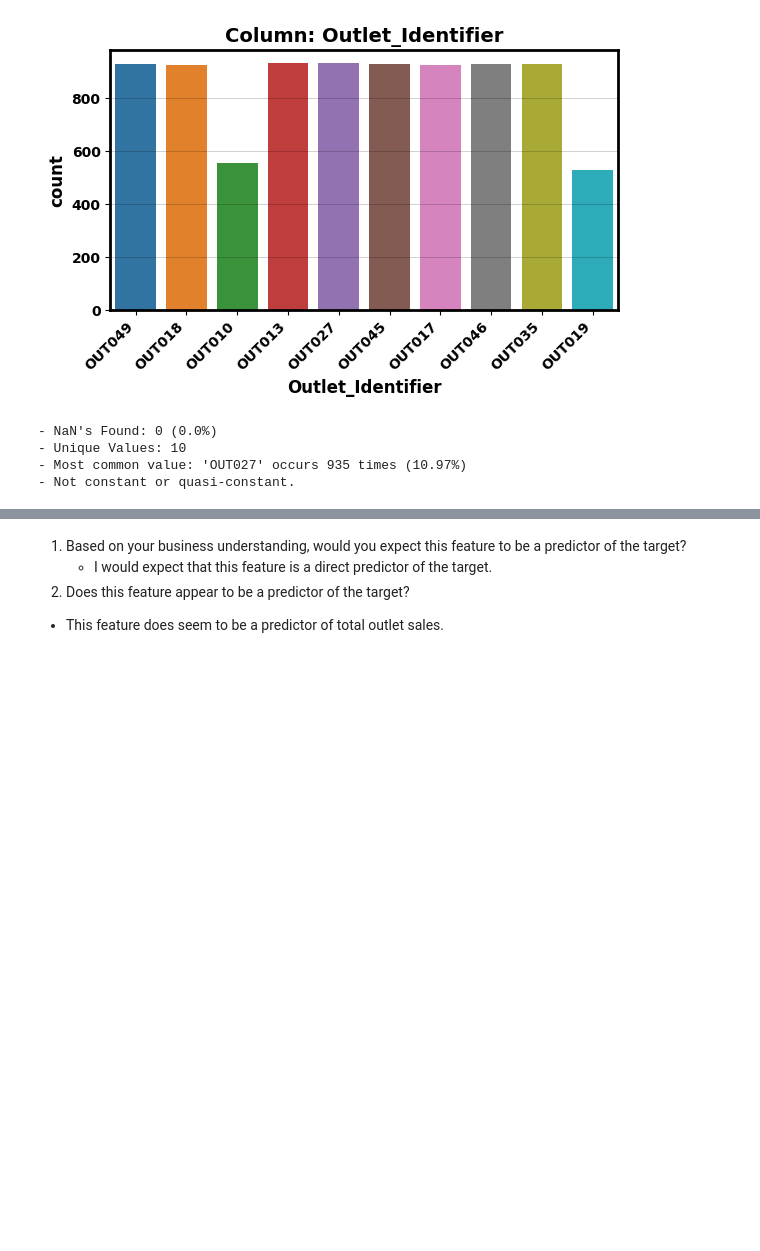
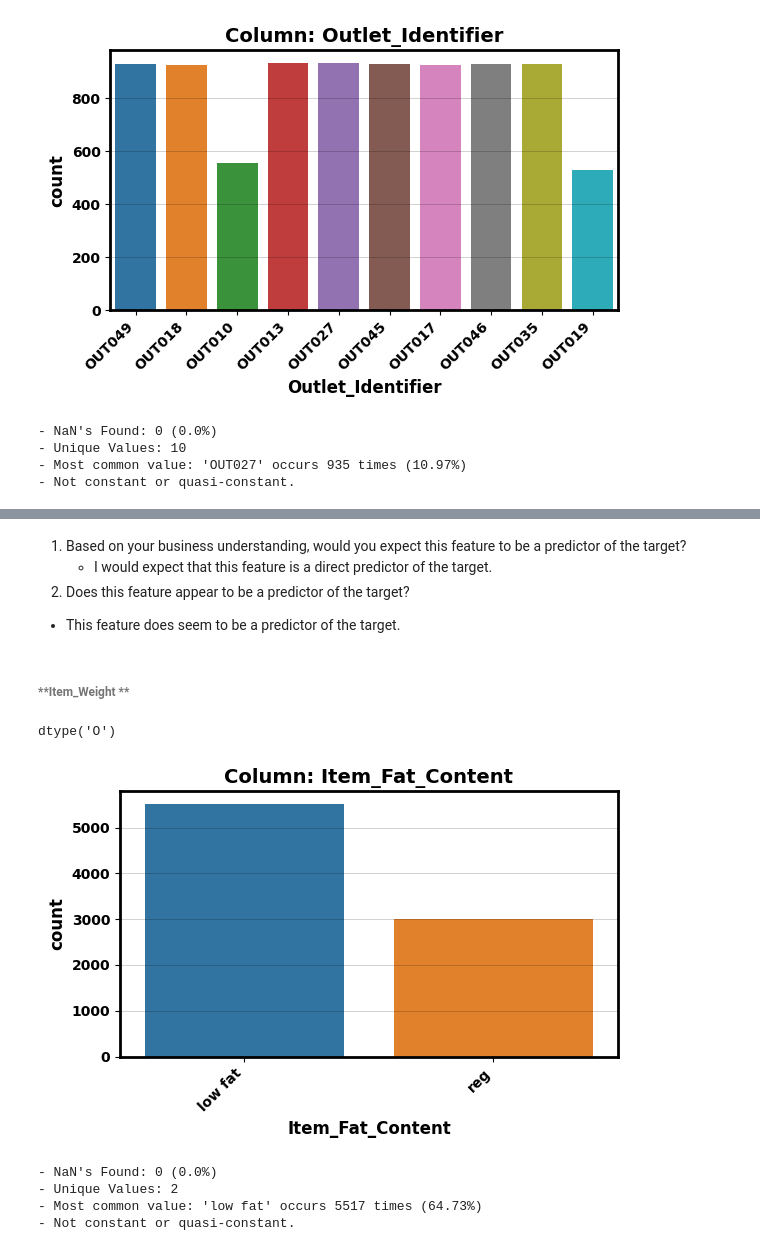
Before and after one commit to Lidivinekeng/Prediction_of_product_sales, a Jupyter notebook: lidivine_kengne_sales_prediction_project_1.ipynb, the cells around one changed output, grey strips where cells are left out. Saved outputs shown, nothing was run; the diff lists cells and outputs as text; code cells hidden in the pictures; blank space fills up the shorter version.

```diff
--- a/lidivine_kengne_sales_prediction_project_1.ipynb
+++ b/lidivine_kengne_sales_prediction_project_1.ipynb
@@ -667,4 +637,22 @@ plot_categorical_vs_target(df, feature);
 1. Based on your business understanding, would you expect this feature to be a predictor of the target?
    - I would expect that this feature is  a direct predictor of the target.
 2. Does this feature appear to be a predictor of the target?
-  - This feature does seem to be a predictor of total outlet sales.
+  - This feature does seem to be a predictor of the target.
+# %% [markdown]
+###### **Item_Weight **
+# %%
+## Define a variable to identify the feature
+## Display the features datatype
+feature = 'Item_Fat_Content'
+df[feature].dtype
+# %% [output]
+dtype('O')
+# %%
+# Call Univariate Categorical EDA function
+explore_categorical(df, feature);
+# %% [output]
+[figure, added]
+- NaN's Found: 0 (0.0%)
+- Unique Values: 2
+- Most common value: 'low fat' occurs 5517 times (64.73%)
+- Not constant or quasi-constant.
```
Also changed, not shown: parts of 69 cells of this notebook.
